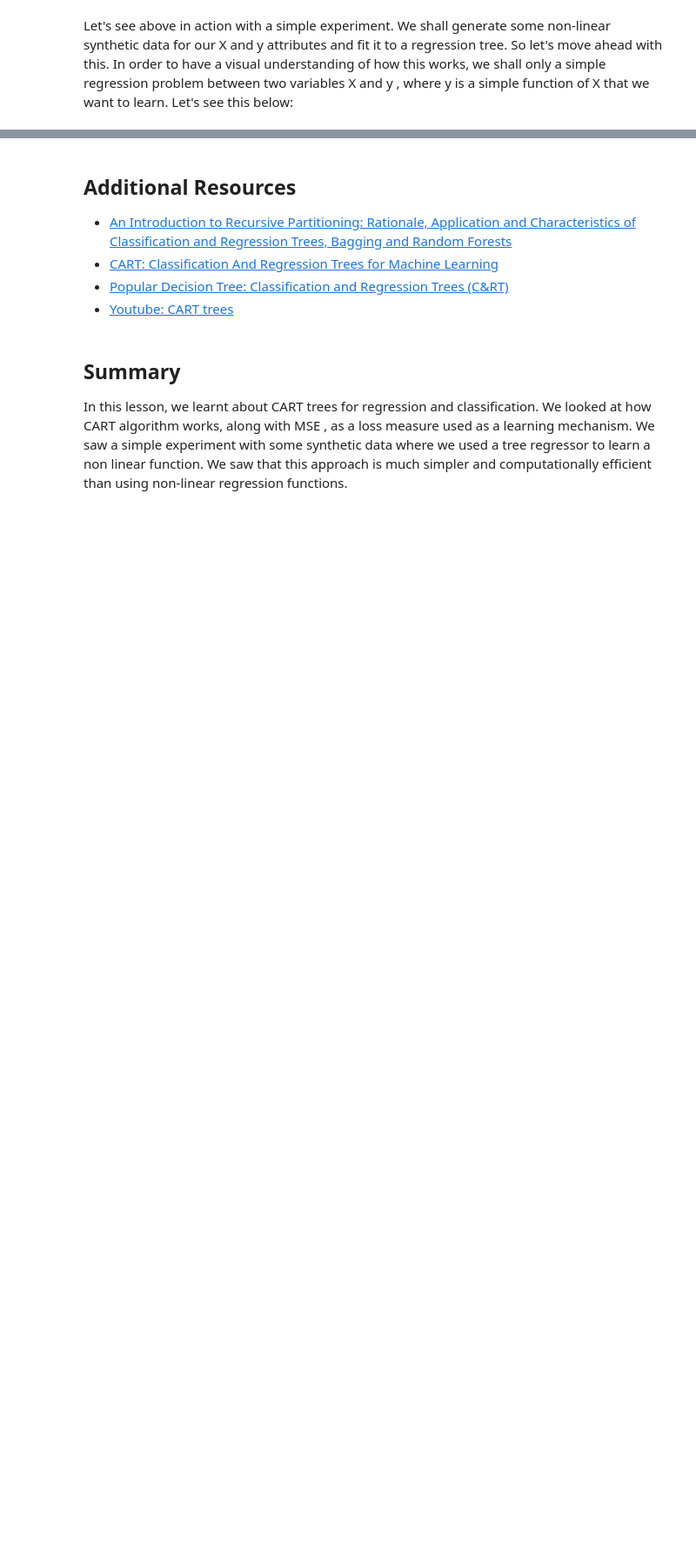
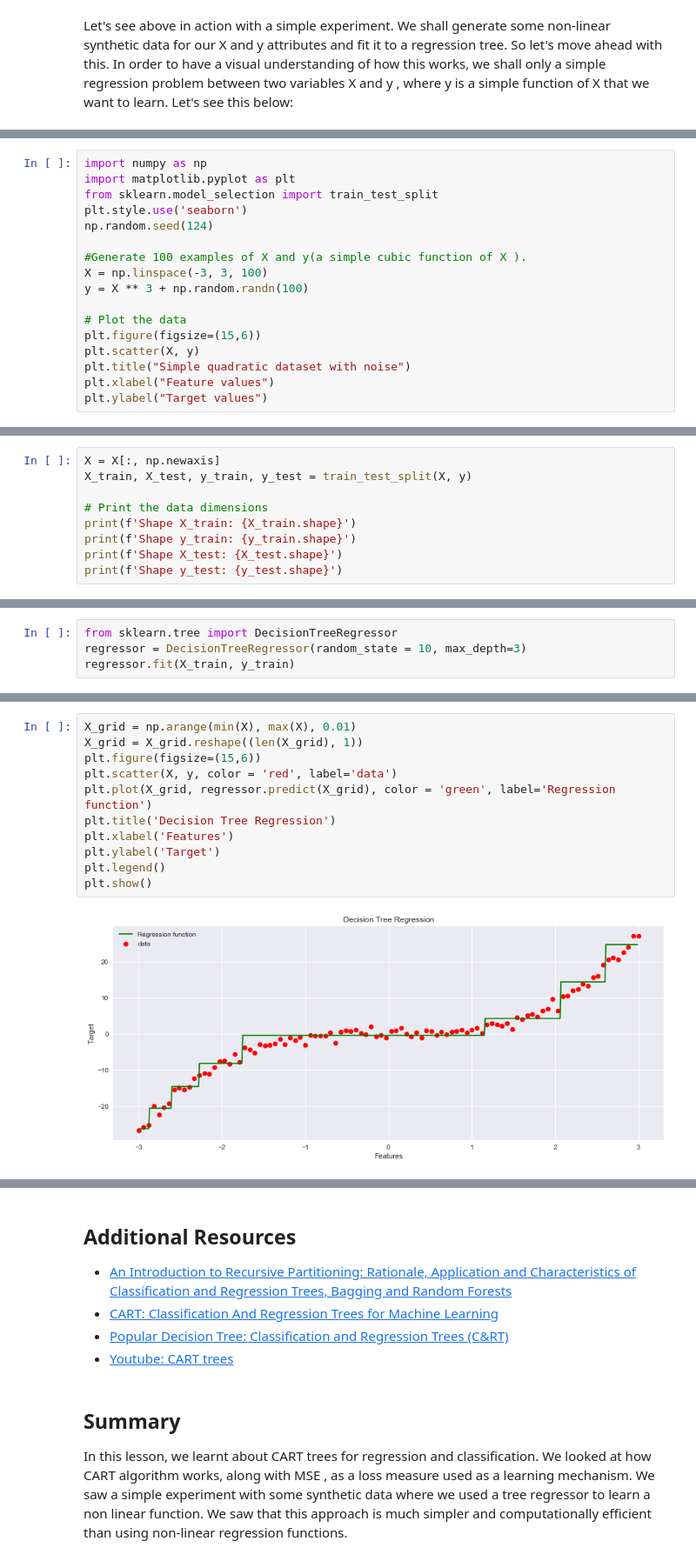
Before and after one commit to learn-co-curriculum/dsc-regression-cart-trees-codealong, a Jupyter notebook: index.ipynb, the cells around one changed output, grey strips where cells are left out. Shown at 87% size. Cells and saved outputs as stored; diff of their text form; blank space fills up the shorter version.

```diff
--- a/index.ipynb
+++ b/index.ipynb
@@ -110,0 +86,17 @@ Text(0,0.5,'Target values')
+# %%
+import numpy as np
+import matplotlib.pyplot as plt
+from sklearn.model_selection import train_test_split
+plt.style.use('seaborn')
+np.random.seed(124)
+
+#Generate 100 examples of X and y(a simple cubic function of X ).
+X = np.linspace(-3, 3, 100)
+y = X ** 3 + np.random.randn(100)
+
+# Plot the data
+plt.figure(figsize=(15,6))
+plt.scatter(X, y)
+plt.title("Simple quadratic dataset with noise")
+plt.xlabel("Feature values")
+plt.ylabel("Target values")
@@ -131,0 +107,9 @@ Shape y_test: (25,)
+# %%
+X = X[:, np.newaxis]
+X_train, X_test, y_train, y_test = train_test_split(X, y)
+
+# Print the data dimensions
+print(f'Shape X_train: {X_train.shape}')
+print(f'Shape y_train: {y_train.shape}')
+print(f'Shape X_test: {X_test.shape}')
+print(f'Shape y_test: {y_test.shape}')
@@ -149,0 +124,4 @@ DecisionTreeRegressor(criterion='mse', max_depth=3, max_features=None,
+# %%
+from sklearn.tree import DecisionTreeRegressor
+regressor = DecisionTreeRegressor(random_state = 10, max_depth=3)
+regressor.fit(X_train, y_train)
@@ -189,3 +154,16 @@ plt.show()
+# %%
+X_grid = np.arange(min(X), max(X), 0.01)
+X_grid = X_grid.reshape((len(X_grid), 1))
+plt.figure(figsize=(15,6))
+plt.scatter(X, y, color = 'red', label='data')
+plt.plot(X_grid, regressor.predict(X_grid), color = 'green', label='Regression function')
+plt.title('Decision Tree Regression')
+plt.xlabel('Features')
+plt.ylabel('Target')
+plt.legend()
+plt.show()
+# %% [output]
+[figure, added]
 # %% [markdown]
 So we have learnt this regression line without using any complex non-linear functions, in a fraction of time. This is the key benefit of regression trees over other regression techniques that we have seen earlier.
 
```
Also changed, not shown: parts of 22 cells of this notebook, 10 other files.
